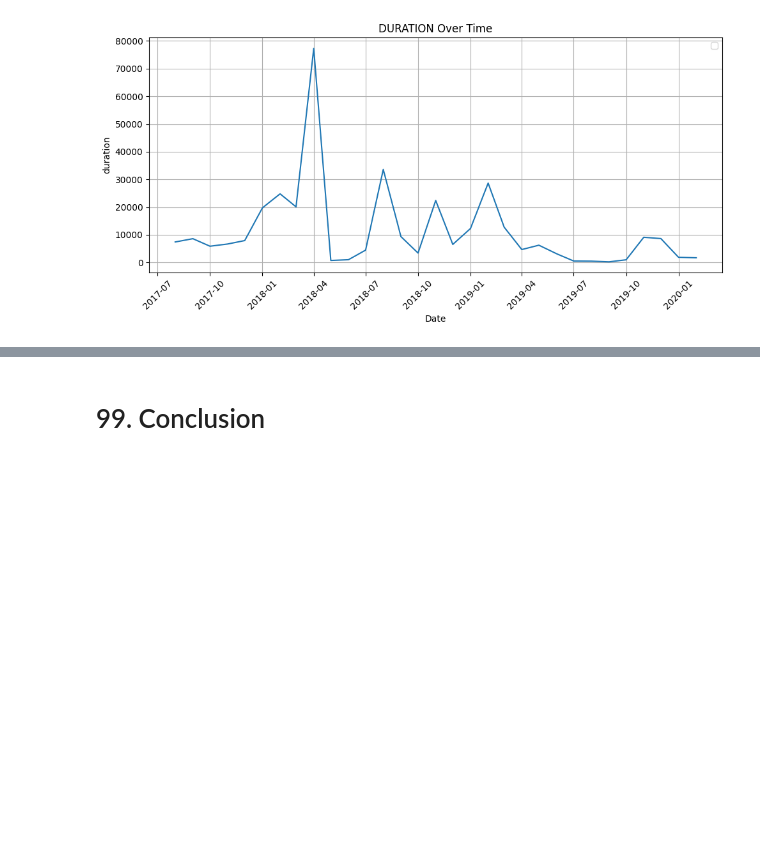
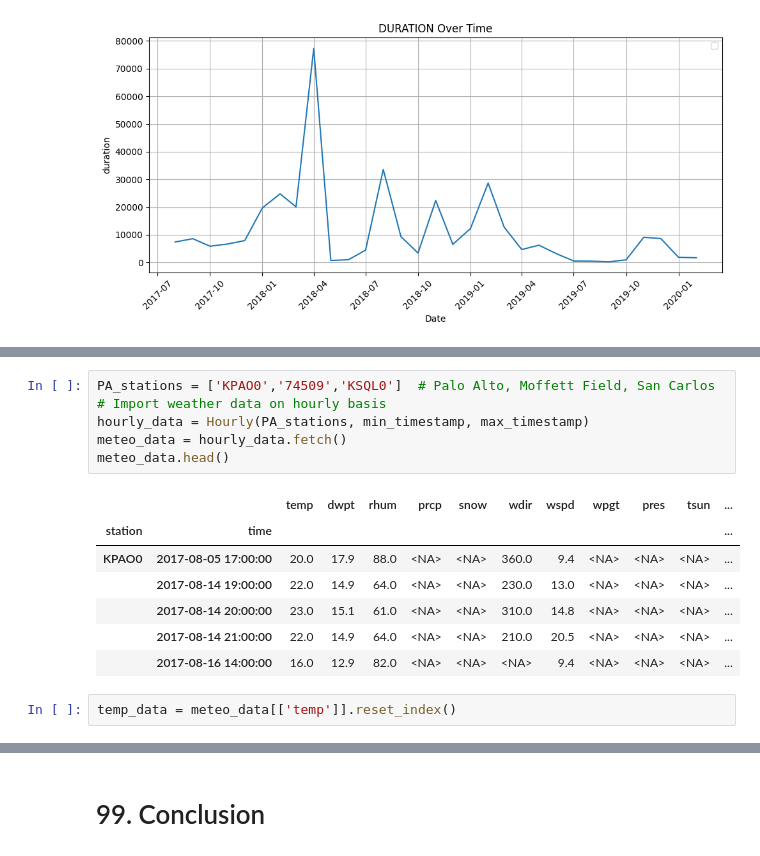
Before and after one commit to CammN/ev_load_fc, a Jupyter notebook: notebooks/02_weather_EDA.ipynb, the cells around one changed output, grey strips where cells are left out. Cells and saved outputs as stored; diff of their text form; blank space fills up the shorter version.

```diff
--- a/notebooks/02_weather_EDA.ipynb
+++ b/notebooks/02_weather_EDA.ipynb
@@ -318,0 +325,16 @@ plot_time_series(weather_data, 'month', 'duration')
+# %%
+PA_stations = ['KPAO0','74509','KSQL0']  # Palo Alto, Moffett Field, San Carlos
+# Import weather data on hourly basis
+hourly_data = Hourly(PA_stations, min_timestamp, max_timestamp)
+meteo_data = hourly_data.fetch()
+meteo_data.head()
+# %% [output]
+|  |  | temp | dwpt | rhum | prcp | snow | wdir | wspd | wpgt | pres | tsun | ... |
+| station | time |  |  |  |  |  |  |  |  |  |  | ... |
+| KPAO0 | 2017-08-05 17:00:00 | 20.0 | 17.9 | 88.0 | <NA> | <NA> | 360.0 | 9.4 | <NA> | <NA> | <NA> | ... |
+|  | 2017-08-14 19:00:00 | 22.0 | 14.9 | 64.0 | <NA> | <NA> | 230.0 | 13.0 | <NA> | <NA> | <NA> | ... |
+|  | 2017-08-14 20:00:00 | 23.0 | 15.1 | 61.0 | <NA> | <NA> | 310.0 | 14.8 | <NA> | <NA> | <NA> | ... |
+|  | 2017-08-14 21:00:00 | 22.0 | 14.9 | 64.0 | <NA> | <NA> | 210.0 | 20.5 | <NA> | <NA> | <NA> | ... |
+|  | 2017-08-16 14:00:00 | 16.0 | 12.9 | 82.0 | <NA> | <NA> | <NA> | 9.4 | <NA> | <NA> | <NA> | ... |
+# %%
+temp_data = meteo_data[['temp']].reset_index()
```
Also changed, not shown: parts of 11 cells of this notebook, 10 other files.
